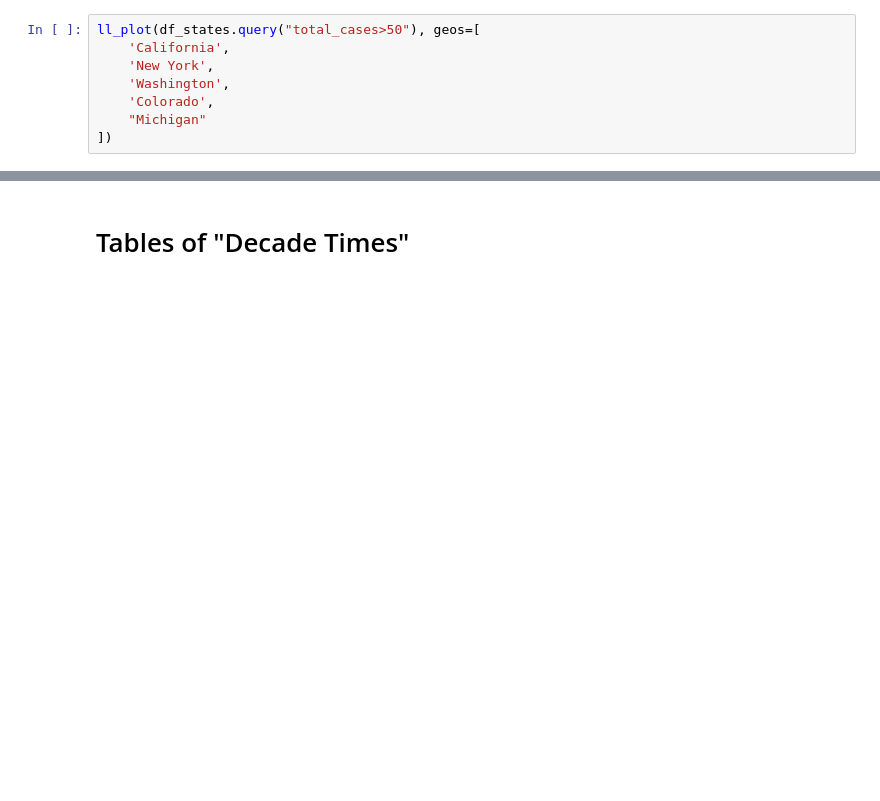
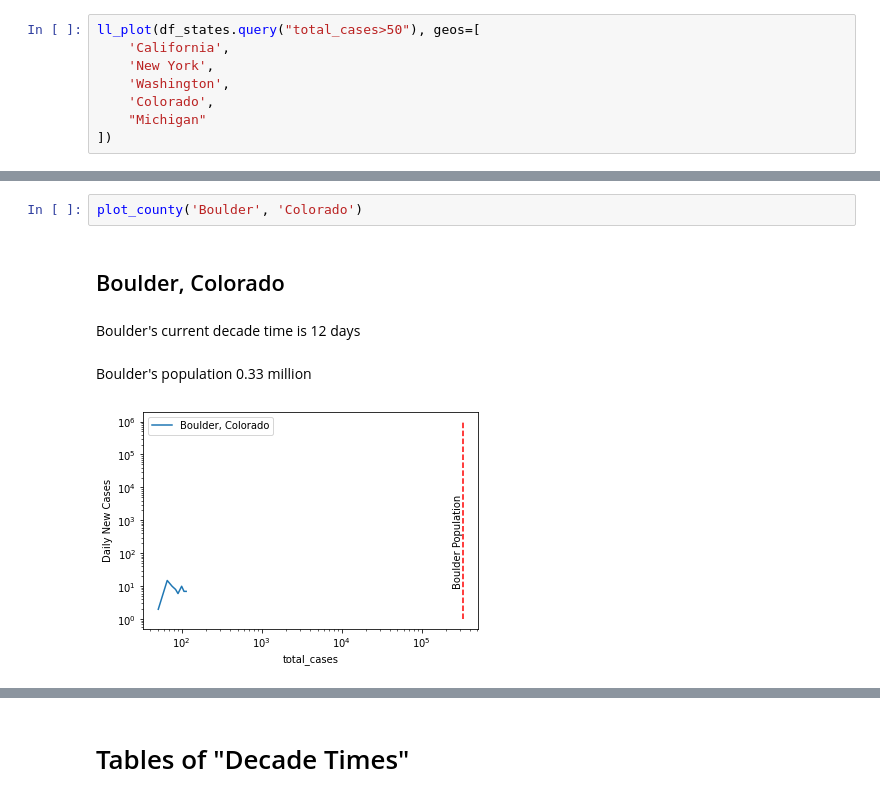
Before and after one commit to sprouse/jupyter_covid, a Jupyter notebook: Covid Analysis.ipynb, the cells around one changed output, grey strips where cells are left out. Cells and saved outputs as stored; diff of their text form; blank space fills up the shorter version.

```diff
--- a/Covid Analysis.ipynb
+++ b/Covid Analysis.ipynb
@@ -166,0 +134,7 @@ display(Markdown(f"{county}'s current decade time is {decade_time(county, state)
+# %%
+plot_county('Boulder', 'Colorado')
+# %% [output]
+## Boulder, Colorado
+Boulder's current decade time is 12 days
+Boulder's population 0.33 million
+[figure, added]
```
Also changed, not shown: parts of 34 cells of this notebook, 1 other file.
